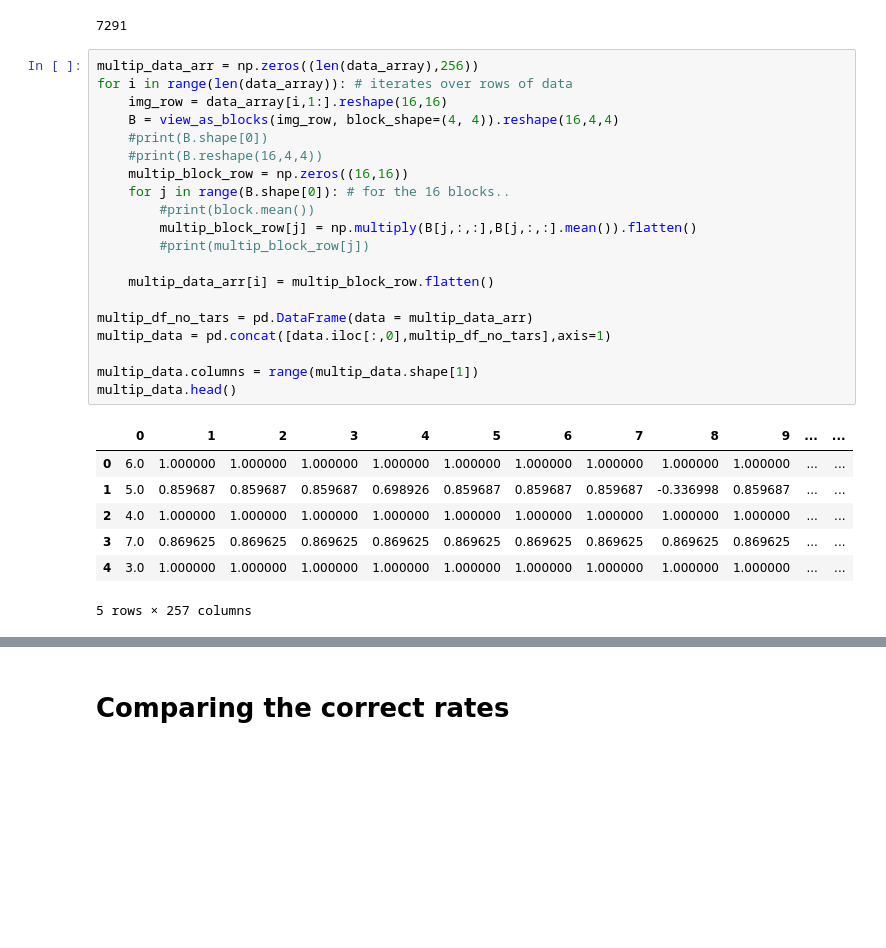
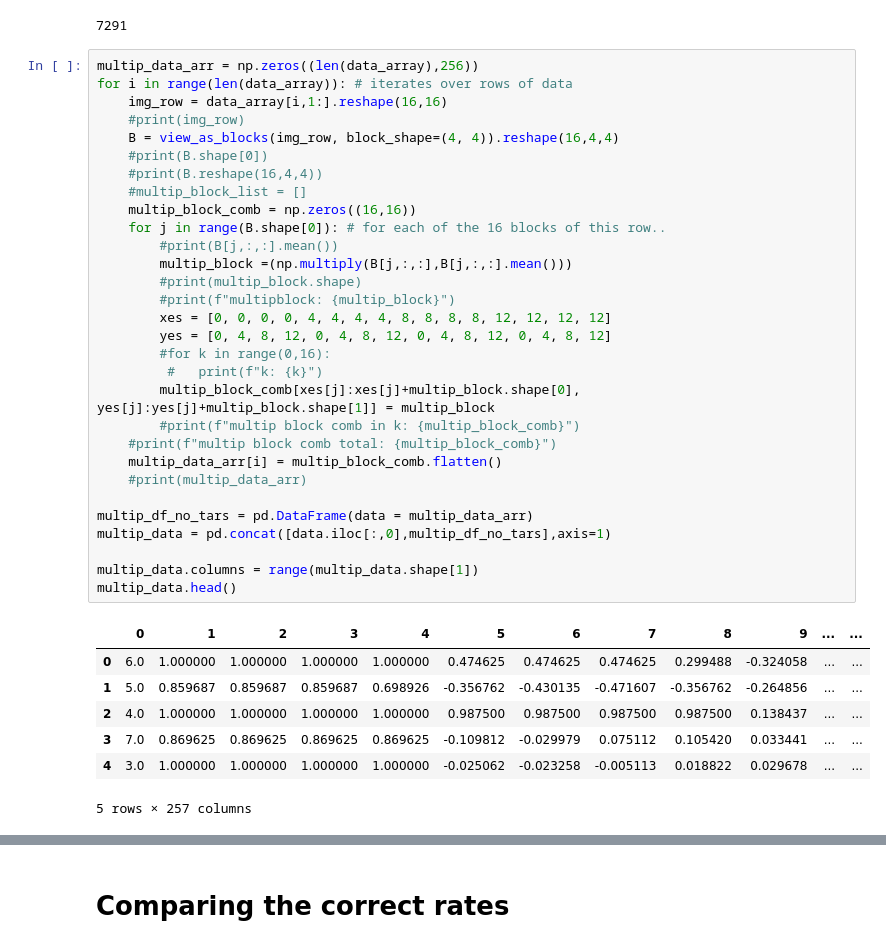
Before and after one commit to r9d9/descript_analysis, a Jupyter notebook: Descriptives_Digits.ipynb, the cells around one changed output, grey strips where cells are left out. Drawn from its saved outputs; the diff is of its cells as text; blank space fills up the shorter version.

```diff
--- a/Descriptives_Digits.ipynb
+++ b/Descriptives_Digits.ipynb
@@ -985,30 +989,40 @@ len(data_array)
 # %%
 multip_data_arr = np.zeros((len(data_array),256))
 for i in range(len(data_array)): # iterates over rows of data
     img_row = data_array[i,1:].reshape(16,16)
+    #print(img_row)
     B = view_as_blocks(img_row, block_shape=(4, 4)).reshape(16,4,4)
     #print(B.shape[0])
     #print(B.reshape(16,4,4))
-    multip_block_row = np.zeros((16,16))
-    for j in range(B.shape[0]): # for the 16 blocks..
-        #print(block.mean())
-        multip_block_row[j] = np.multiply(B[j,:,:],B[j,:,:].mean()).flatten()
-        #print(multip_block_row[j])
-
-    multip_data_arr[i] = multip_block_row.flatten()
+    #multip_block_list = []
+    multip_block_comb = np.zeros((16,16))
+    for j in range(B.shape[0]): # for each of the 16 blocks of this row..
+        #print(B[j,:,:].mean())
+        multip_block =(np.multiply(B[j,:,:],B[j,:,:].mean()))
+        #print(multip_block.shape)
+        #print(f"multipblock: {multip_block}")
+        xes = [0, 0, 0, 0, 4, 4, 4, 4, 8, 8, 8, 8, 12, 12, 12, 12]
+        yes = [0, 4, 8, 12, 0, 4, 8, 12, 0, 4, 8, 12, 0, 4, 8, 12]
+        #for k in range(0,16):
+         #   print(f"k: {k}")
+        multip_block_comb[xes[j]:xes[j]+multip_block.shape[0], yes[j]:yes[j]+multip_block.shape[1]] = multip_block
+        #print(f"multip block comb in k: {multip_block_comb}")
+    #print(f"multip block comb total: {multip_block_comb}")
+    multip_data_arr[i] = multip_block_comb.flatten()
+    #print(multip_data_arr)
 
 multip_df_no_tars = pd.DataFrame(data = multip_data_arr)
 multip_data = pd.concat([data.iloc[:,0],multip_df_no_tars],axis=1)
 
 multip_data.columns = range(multip_data.shape[1])
 multip_data.head()
 # %% [output]
 |  | 0 | 1 | 2 | 3 | 4 | 5 | 6 | 7 | 8 | 9 | ... | ... |
-| 0 | 6.0 | 1.000000 | 1.000000 | 1.000000 | 1.000000 | 1.000000 | 1.000000 | 1.000000 | 1.000000 | 1.000000 | ... | ... |
-| 1 | 5.0 | 0.859687 | 0.859687 | 0.859687 | 0.698926 | 0.859687 | 0.859687 | 0.859687 | -0.336998 | 0.859687 | ... | ... |
-| 2 | 4.0 | 1.000000 | 1.000000 | 1.000000 | 1.000000 | 1.000000 | 1.000000 | 1.000000 | 1.000000 | 1.000000 | ... | ... |
-| 3 | 7.0 | 0.869625 | 0.869625 | 0.869625 | 0.869625 | 0.869625 | 0.869625 | 0.869625 | 0.869625 | 0.869625 | ... | ... |
-| 4 | 3.0 | 1.000000 | 1.000000 | 1.000000 | 1.000000 | 1.000000 | 1.000000 | 1.000000 | 1.000000 | 1.000000 | ... | ... |
+| 0 | 6.0 | 1.000000 | 1.000000 | 1.000000 | 1.000000 | 0.474625 | 0.474625 | 0.474625 | 0.299488 | -0.324058 | ... | ... |
+| 1 | 5.0 | 0.859687 | 0.859687 | 0.859687 | 0.698926 | -0.356762 | -0.430135 | -0.471607 | -0.356762 | -0.264856 | ... | ... |
+| 2 | 4.0 | 1.000000 | 1.000000 | 1.000000 | 1.000000 | 0.987500 | 0.987500 | 0.987500 | 0.987500 | 0.138437 | ... | ... |
+| 3 | 7.0 | 0.869625 | 0.869625 | 0.869625 | 0.869625 | -0.109812 | -0.029979 | 0.075112 | 0.105420 | 0.033441 | ... | ... |
+| 4 | 3.0 | 1.000000 | 1.000000 | 1.000000 | 1.000000 | -0.025062 | -0.023258 | -0.005113 | 0.018822 | 0.029678 | ... | ... |
 5 rows × 257 columns
 # %%
 with pd.option_context('display.max_rows', 10, 'display.max_columns', None): # shows the whole df
```
Also changed, not shown: parts of 17 cells of this notebook.
